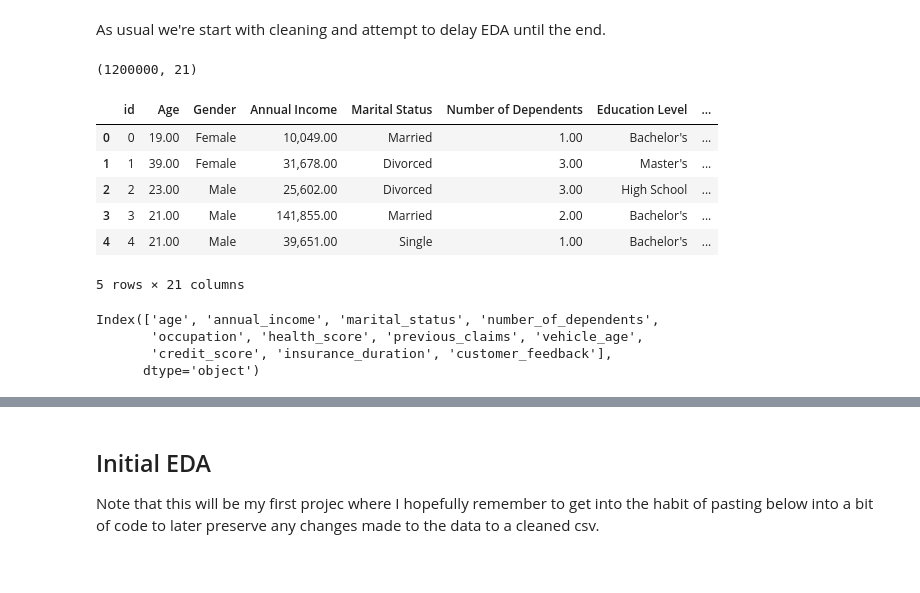
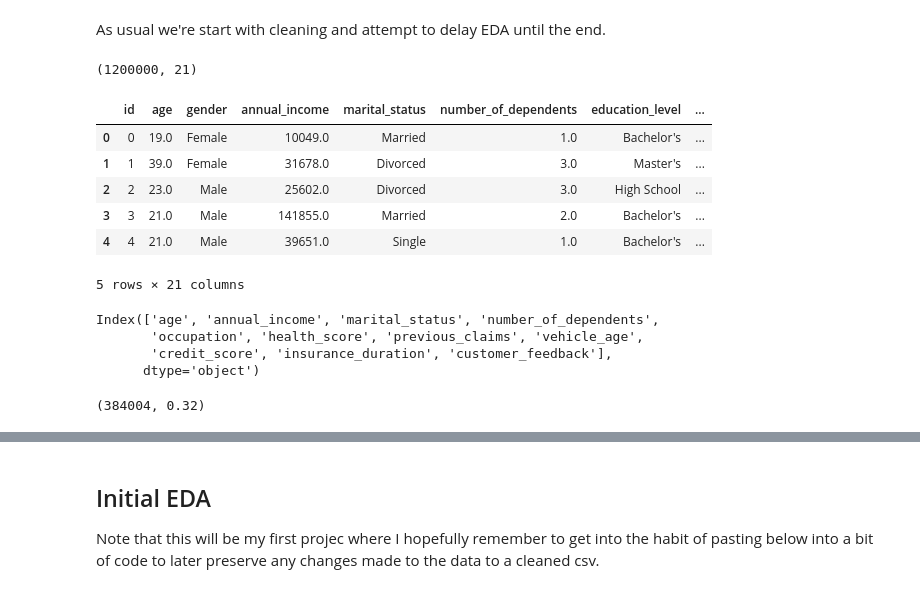
Before and after one commit to bwolff26/premium, a Jupyter notebook: code/ceda_i.ipynb, the cells around one changed output, grey strips where cells are left out. Saved outputs shown, nothing was run; the diff lists cells and outputs as text; code cells hidden in the pictures.

```diff
--- a/code/ceda_i.ipynb
+++ b/code/ceda_i.ipynb
@@ -6,20 +6,22 @@ import numpy as np
 import matplotlib.pyplot as plt
 import seaborn as sns
 # %%
+pd.set_option('display.max_columns', None)
 df = pd.read_csv('../data/train.csv')
+df.columns = df.columns.str.lower().str.replace(' ', '_').str.replace('.', '') #Just start with cleaning the titles
 print(df.shape)
 df.head()
 
 #1.2 million people... no wonder this was such a big file. Realistic considering the industy and what I've worked with
 #in the past.
 
 #Recall that premium is this competion's target.
 # %% [output]
 (1200000, 21)
-|  | id | Age | Gender | Annual Income | Marital Status | Number of Dependents | Education Level | ... |
-| 0 | 0 | 19.00 | Female | 10,049.00 | Married | 1.00 | Bachelor's | ... |
-| 1 | 1 | 39.00 | Female | 31,678.00 | Divorced | 3.00 | Master's | ... |
-| 2 | 2 | 23.00 | Male | 25,602.00 | Divorced | 3.00 | High School | ... |
-| 3 | 3 | 21.00 | Male | 141,855.00 | Married | 2.00 | Bachelor's | ... |
-| 4 | 4 | 21.00 | Male | 39,651.00 | Single | 1.00 | Bachelor's | ... |
+|  | id | age | gender | annual_income | marital_status | number_of_dependents | education_level | ... |
+| 0 | 0 | 19.0 | Female | 10049.0 | Married | 1.0 | Bachelor's | ... |
+| 1 | 1 | 39.0 | Female | 31678.0 | Divorced | 3.0 | Master's | ... |
+| 2 | 2 | 23.0 | Male | 25602.0 | Divorced | 3.0 | High School | ... |
+| 3 | 3 | 21.0 | Male | 141855.0 | Married | 2.0 | Bachelor's | ... |
+| 4 | 4 | 21.0 | Male | 39651.0 | Single | 1.0 | Bachelor's | ... |
 5 rows × 21 columns
@@ -35,6 +35,17 @@ Index(['age', 'annual_income', 'marital_status', 'number_of_dependents',
        'occupation', 'health_score', 'previous_claims', 'vehicle_age',
        'credit_score', 'insurance_duration', 'customer_feedback'],
       dtype='object')
+# %%
+#For kicks, I want to see if it'd be relevant to just keep 'pure' data:
+
+df.dropna(inplace=False).shape[0], round(df.dropna(inplace=False).shape[0]/df.shape[0], 3)
+
+#Yeah.... albeit we still have quite a large amount of data, and in most circumstances that's more than enough to work with,
+#I want to demonstrate null handling for this, hopefully, portfolio-grade project. Might be fun later exploring the
+#'pure' data: Noticing if the nulls were also consistent.... ie we had an even split of occupation in the overall data,
+#which is not realistic in real life - does that trend remain in the 'pure' data [and then we may have to do oversampling]?
+# %% [output]
+(384004, 0.32)
 # %%
 #After back and fourth with ChatGPT and I, I figured this approach is better. No need to loop.
 
```
Also changed, not shown: parts of 45 cells of this notebook.
